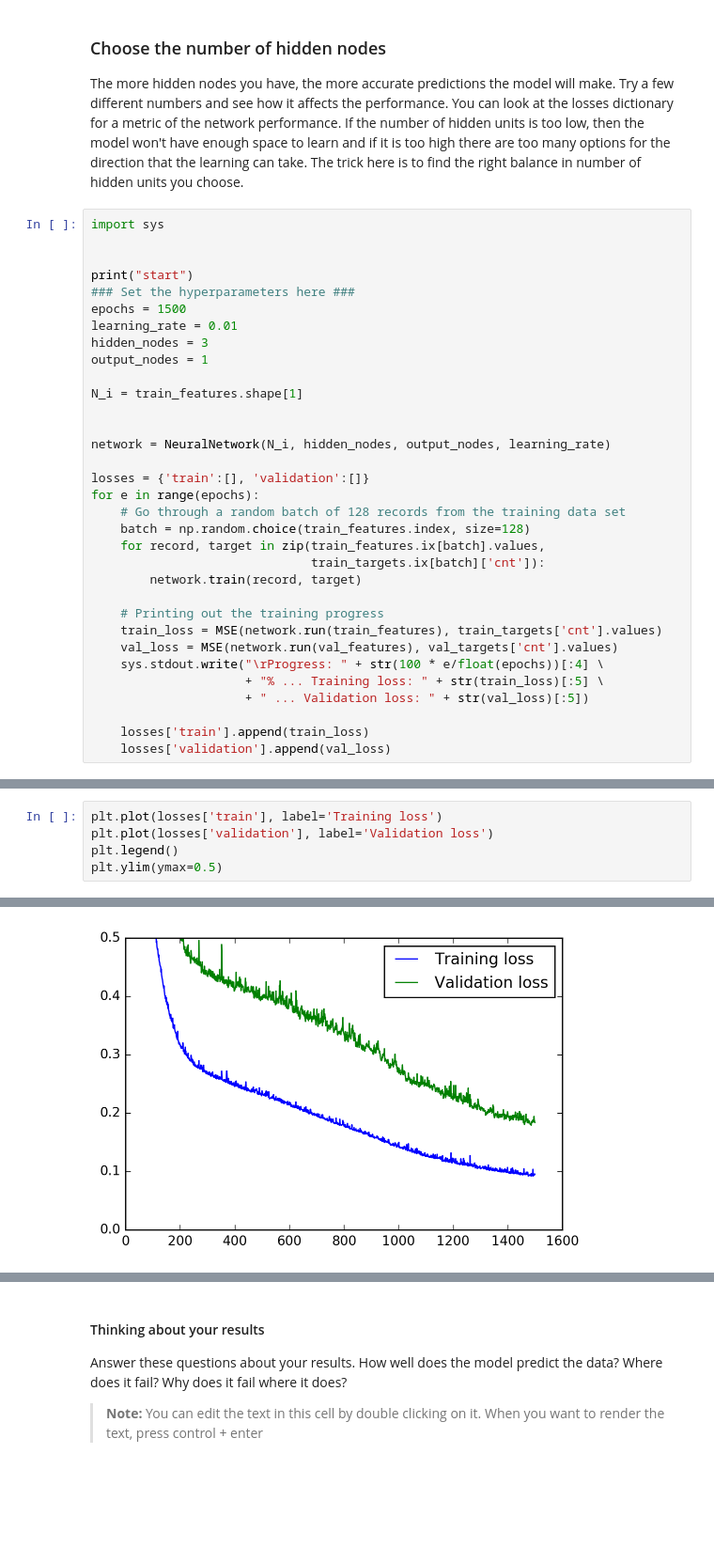
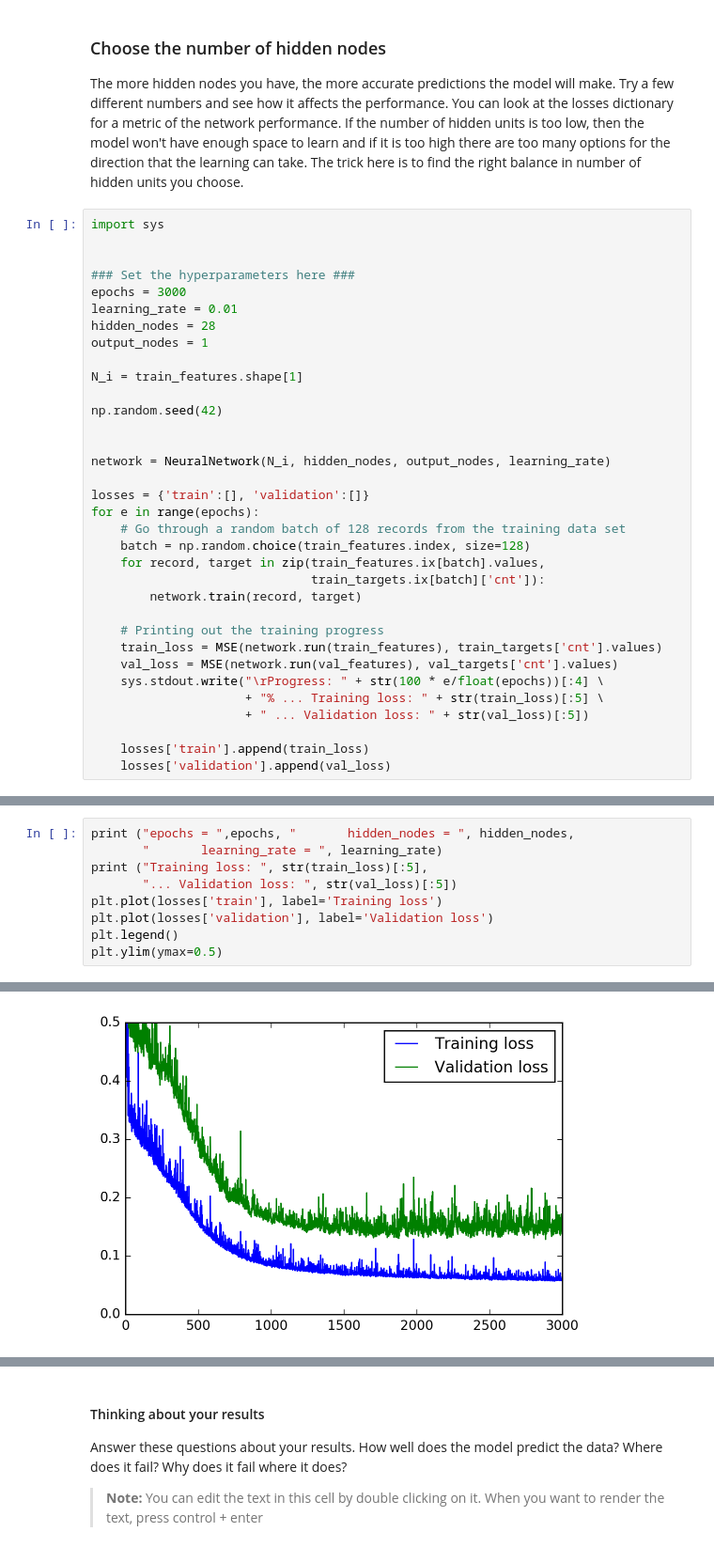
Before and after one commit to lauraddd/first-neural-network-ddd, a Jupyter notebook: dlnd-your-first-neural-network-laura.ipynb, the cells around one changed output, grey strips where cells are left out. Shown at 94% size. Cells and saved outputs as stored; diff of their text form; blank space fills up the shorter version.

```diff
--- a/dlnd-your-first-neural-network-laura.ipynb
+++ b/dlnd-your-first-neural-network-laura.ipynb
@@ -218,14 +218,15 @@ The more hidden nodes you have, the more accurate predictions the model will mak
 import sys
 
 
-print("start")
 ### Set the hyperparameters here ###
-epochs = 1500
+epochs = 3000
 learning_rate = 0.01
-hidden_nodes = 3
+hidden_nodes = 28
 output_nodes = 1
 
 N_i = train_features.shape[1]
+
+np.random.seed(42)
 
 
 network = NeuralNetwork(N_i, hidden_nodes, output_nodes, learning_rate)
@@ -253,4 +253,8 @@ Progress: 99.9% ... Training loss: 0.094 ... Validation loss: 0.183
 # %%
+print ("epochs = ",epochs, "       hidden_nodes = ", hidden_nodes,
+       "       learning_rate = ", learning_rate)
+print ("Training loss: ", str(train_loss)[:5],
+       "... Validation loss: ", str(val_loss)[:5])
 plt.plot(losses['train'], label='Training loss')
 plt.plot(losses['validation'], label='Validation loss')
 plt.legend()
@@ -260,2 +266,2 @@ plt.ylim(ymax=0.5)
-[figure, old version]
+[figure, new version]
 # %% [markdown]
```
Also changed, not shown: parts of 5 cells of this notebook, 1 other file.
